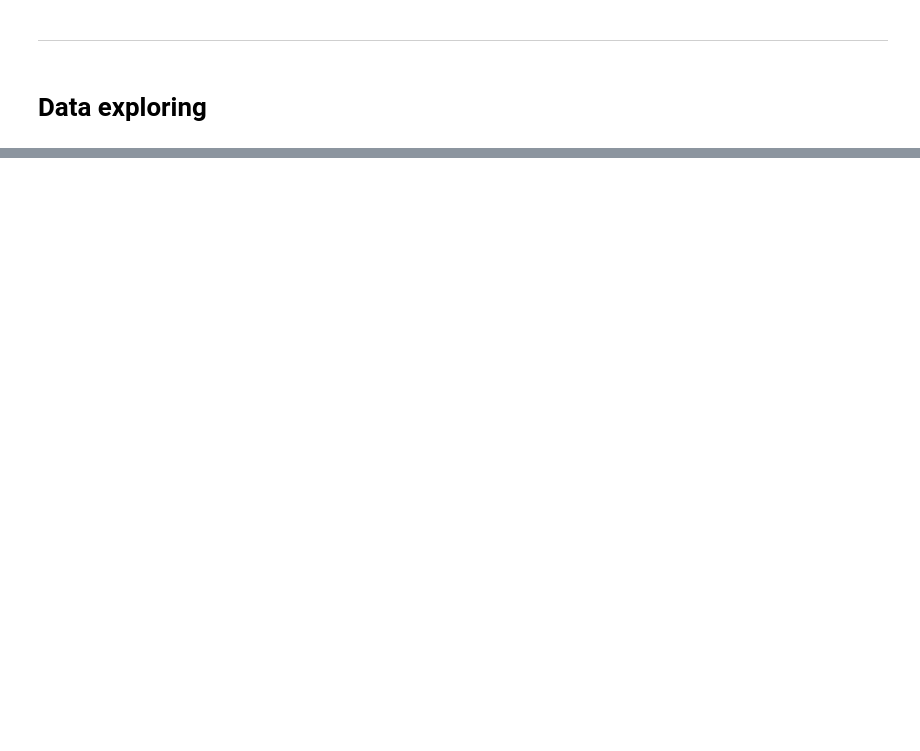
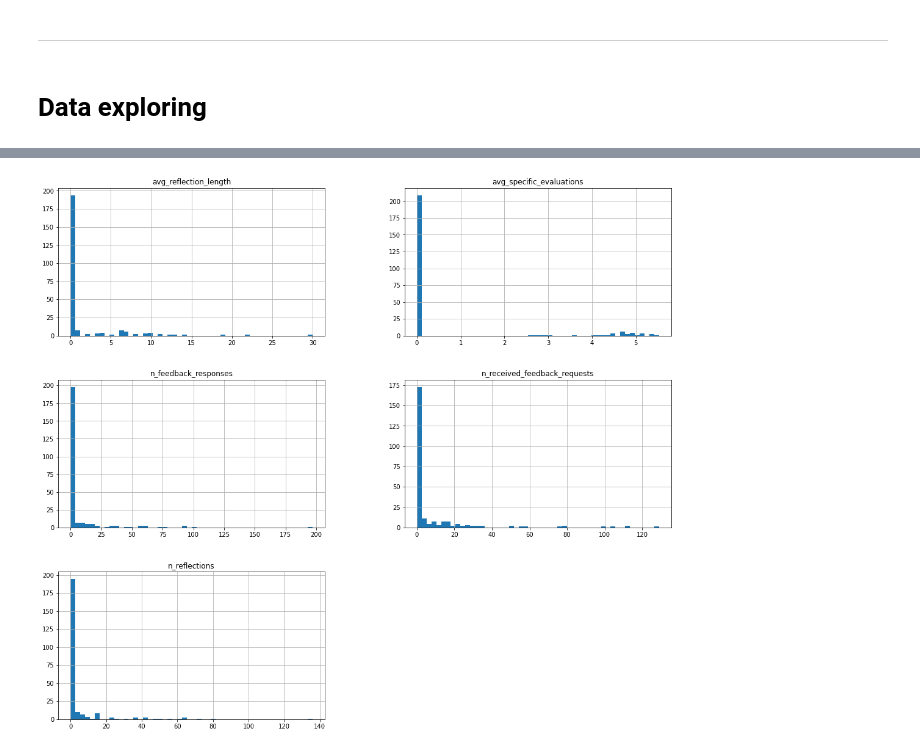
Before and after one commit to pietroairaghi/dualt_analysis, a Jupyter notebook: notebooks/preprocess_pipeline.ipynb, the cells around one changed output, grey strips where cells are left out. Drawn from its saved outputs; the diff is of its cells as text; code cells hidden in the pictures; blank space fills up the shorter version.

```diff
--- a/notebooks/preprocess_pipeline.ipynb
+++ b/notebooks/preprocess_pipeline.ipynb
@@ -94,0 +131,5 @@ activities_info
+# %%
+supervisors_interesting_cols = ['avg_reflection_length','avg_specific_evaluations','n_feedback_responses','n_received_feedback_requests','n_reflections']
+hist = supervisors[supervisors_interesting_cols].hist(bins=50,figsize=[18,16],layout=(3,2))
+# %% [output]
+[figure, added]
```
Also changed, not shown: parts of 18 cells of this notebook, 3 other files.
